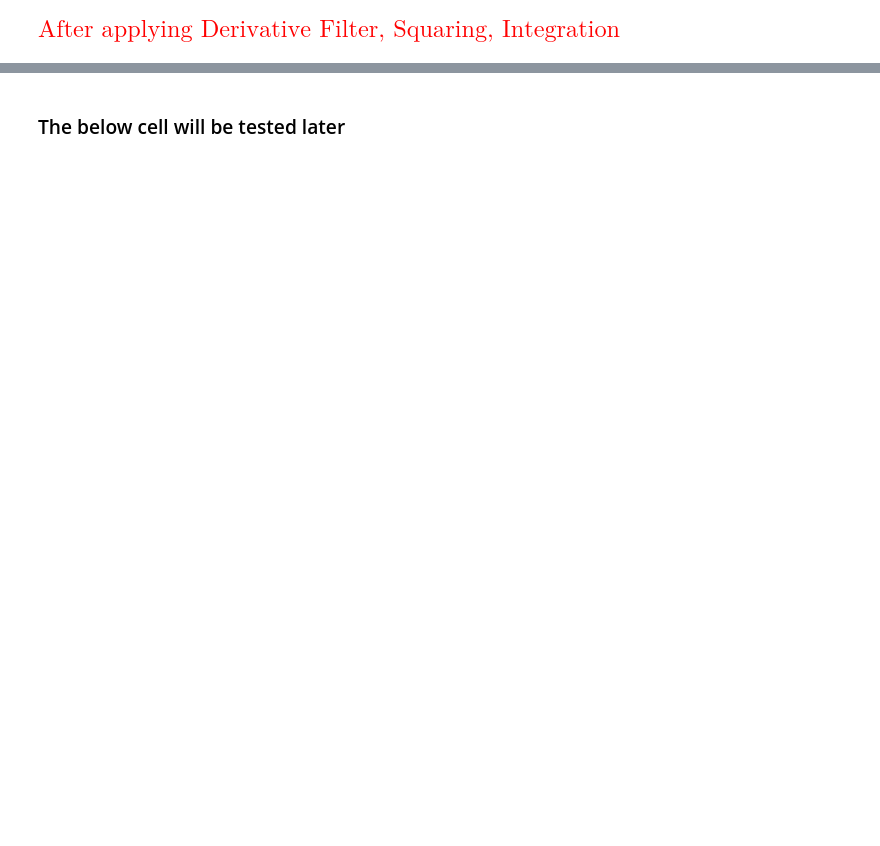
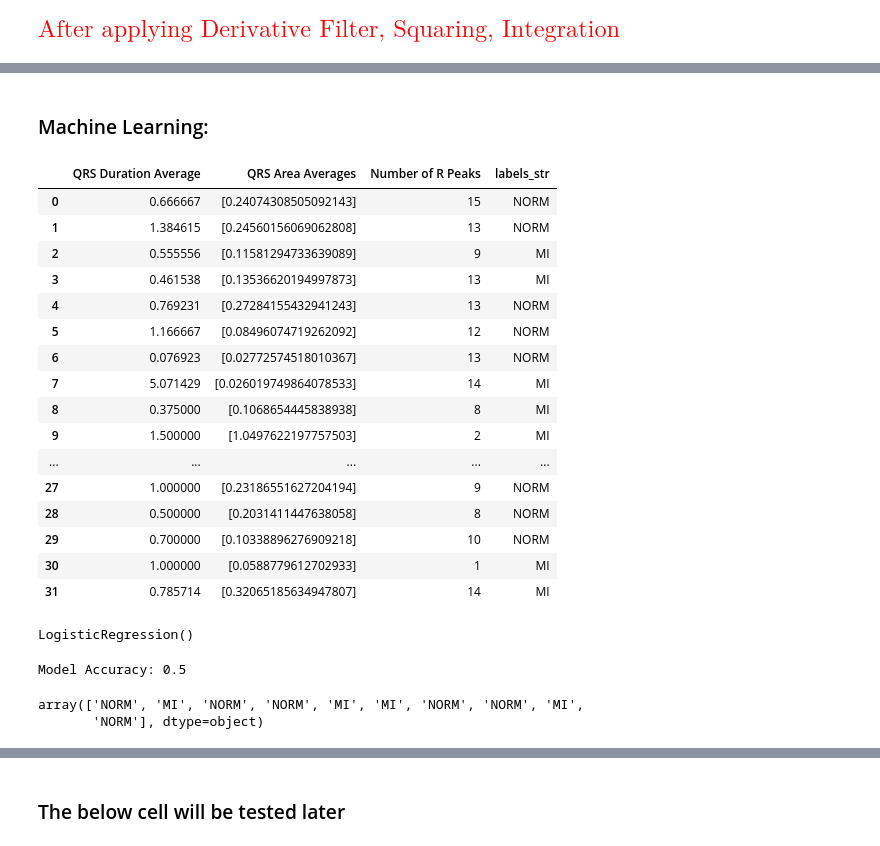
Before and after one commit to cem-cagatay/elec447, a Jupyter notebook: elec447_project.ipynb, the cells around one changed output, grey strips where cells are left out. Saved outputs shown, nothing was run; the diff lists cells and outputs as text; code cells hidden in the pictures; blank space fills up the shorter version.

Commit message:
logistic regression added

```diff
--- a/elec447_project.ipynb
+++ b/elec447_project.ipynb
@@ -673,0 +395,72 @@ Average of QRS Areas in ECG 17: [0.32065186]
+# %%
+qrs_area_averages=calculate_feature_mean(qrs_areas, 'QRS Areas')
+# %% [markdown]
+### Machine Learning:
+# %%
+ml_df = pd.DataFrame({'QRS Duration Average':  qrs_dur_averages})
+ml_df['QRS Area Averages'] = qrs_area_averages
+ml_df['Number of R Peaks'] = peak_counts
+ml_df['labels'] = labels
+# %%
+def modify_list(lst):
+    if 'MI' in lst:
+        return ['MI']
+    else:
+        return lst
+
+# apply the function to the column
+ml_df['labels'] = ml_df['labels'].apply(modify_list)
+# %%
+ml_df['labels_str'] = ml_df['labels'].apply(lambda x: ', '.join(x))
+
+# Apply the function to create a new column
+ml_df = ml_df.drop('labels', axis=1)
+# %%
+ml_df
+# %% [output]
+|  | QRS Duration Average | QRS Area Averages | Number of R Peaks | labels_str |
+| 0 | 0.666667 | [0.24074308505092143] | 15 | NORM |
+| 1 | 1.384615 | [0.24560156069062808] | 13 | NORM |
+| 2 | 0.555556 | [0.11581294733639089] | 9 | MI |
+| 3 | 0.461538 | [0.13536620194997873] | 13 | MI |
+| 4 | 0.769231 | [0.27284155432941243] | 13 | NORM |
+| 5 | 1.166667 | [0.08496074719262092] | 12 | NORM |
+| 6 | 0.076923 | [0.02772574518010367] | 13 | NORM |
+| 7 | 5.071429 | [0.026019749864078533] | 14 | MI |
+| 8 | 0.375000 | [0.1068654445838938] | 8 | MI |
+| 9 | 1.500000 | [1.0497622197757503] | 2 | MI |
+| ... | ... | ... | ... | ... |
+| 27 | 1.000000 | [0.23186551627204194] | 9 | NORM |
+| 28 | 0.500000 | [0.2031411447638058] | 8 | NORM |
+| 29 | 0.700000 | [0.10338896276909218] | 10 | NORM |
+| 30 | 1.000000 | [0.0588779612702933] | 1 | MI |
+| 31 | 0.785714 | [0.32065185634947807] | 14 | MI |
+# %%
+# Load your data here
+features = ml_df.drop('labels_str', axis=1)  # Features
+labels= ml_df['labels_str']  # Labels
+
+# Split the dataset into training and testing sets
+X_train, X_test, y_train, y_test = train_test_split(features, labels, test_size=0.3, random_state=3)
+
+# Create a logistic regression model
+model_1 = LogisticRegression()
+
+# Train the model
+model_1.fit(X_train, y_train)
+# %% [output]
+LogisticRegression()
+# %%
+# Predict on the test set
+predictions = model_1.predict(X_test)
+
+# Evaluate the model
+accuracy = accuracy_score(y_test, predictions)
+print(f"Model Accuracy: {accuracy}")
+# %% [output]
+Model Accuracy: 0.5
+# %%
+predictions
+# %% [output]
+array(['NORM', 'MI', 'NORM', 'NORM', 'MI', 'MI', 'NORM', 'NORM', 'MI',
+       'NORM'], dtype=object)
```
Also changed, not shown: parts of 58 cells of this notebook, 1 other file.
